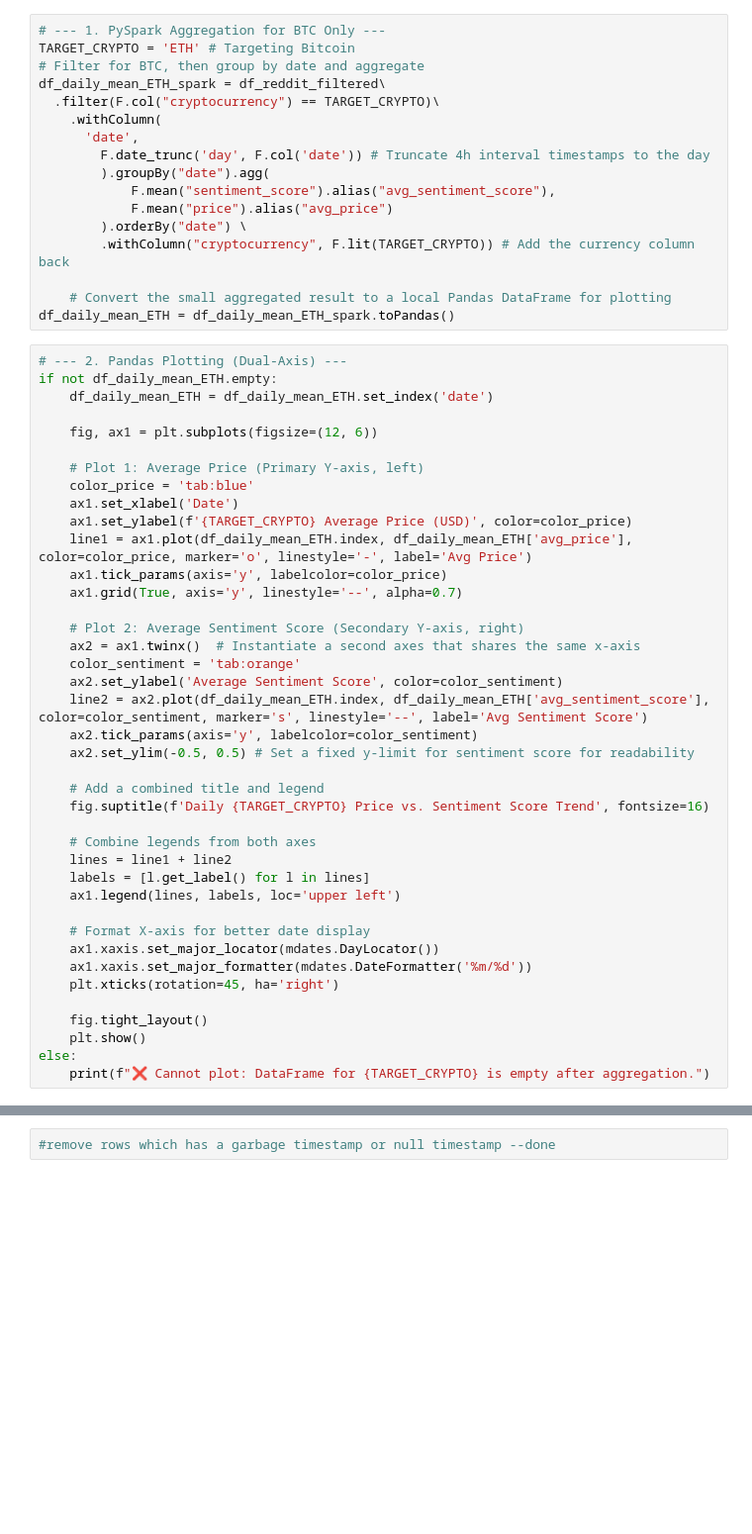
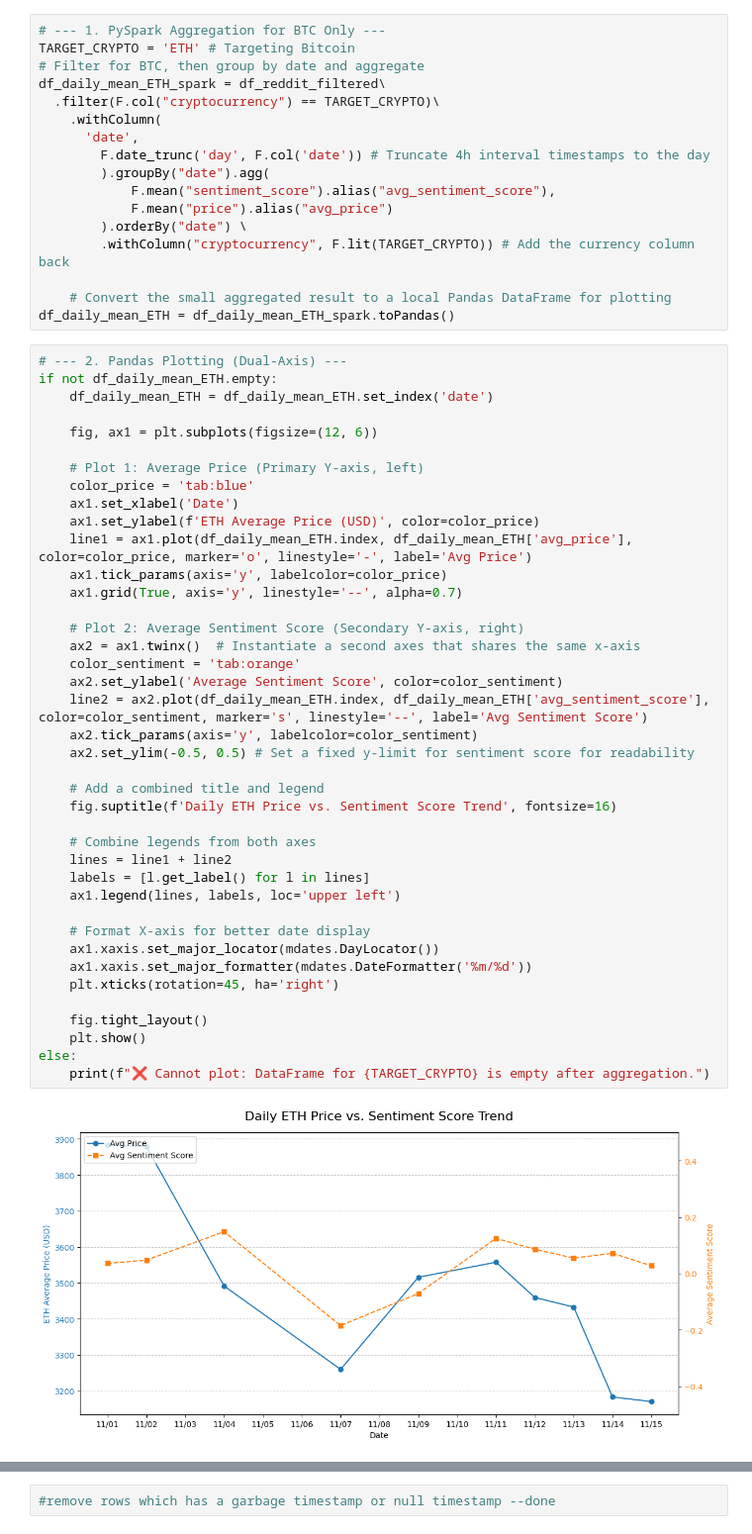
Before and after one commit to Ripa-Shah/Analyzing-Social-Sentiment-Data-to-determine-correlation-with-Cryptocurrency-Price, a Jupyter notebook: MIS584_Cryptocurrency_sentimentdata_and_prices_11_18_25.ipynb, the cells around one changed output, grey strips where cells are left out. Shown at 99% size. Drawn from its saved outputs; the diff is of its cells as text; blank space fills up the shorter version.

```diff
--- a/MIS584_Cryptocurrency_sentimentdata_and_prices_11_18_25.ipynb
+++ b/MIS584_Cryptocurrency_sentimentdata_and_prices_11_18_25.ipynb
@@ -969,33 +993,35 @@ if not df_daily_mean_ETH.empty:
     # Plot 1: Average Price (Primary Y-axis, left)
     color_price = 'tab:blue'
     ax1.set_xlabel('Date')
-    ax1.set_ylabel(f'{TARGET_CRYPTO} Average Price (USD)', color=color_price)
+    ax1.set_ylabel(f'ETH Average Price (USD)', color=color_price)
     line1 = ax1.plot(df_daily_mean_ETH.index, df_daily_mean_ETH['avg_price'], color=color_price, marker='o', linestyle='-', label='Avg Price')
     ax1.tick_params(axis='y', labelcolor=color_price)
     ax1.grid(True, axis='y', linestyle='--', alpha=0.7)
 
     # Plot 2: Average Sentiment Score (Secondary Y-axis, right)
     ax2 = ax1.twinx()  # Instantiate a second axes that shares the same x-axis
     color_sentiment = 'tab:orange'
     ax2.set_ylabel('Average Sentiment Score', color=color_sentiment)
     line2 = ax2.plot(df_daily_mean_ETH.index, df_daily_mean_ETH['avg_sentiment_score'], color=color_sentiment, marker='s', linestyle='--', label='Avg Sentiment Score')
     ax2.tick_params(axis='y', labelcolor=color_sentiment)
     ax2.set_ylim(-0.5, 0.5) # Set a fixed y-limit for sentiment score for readability
 
     # Add a combined title and legend
-    fig.suptitle(f'Daily {TARGET_CRYPTO} Price vs. Sentiment Score Trend', fontsize=16)
+    fig.suptitle(f'Daily ETH Price vs. Sentiment Score Trend', fontsize=16)
 
     # Combine legends from both axes
     lines = line1 + line2
     labels = [l.get_label() for l in lines]
     ax1.legend(lines, labels, loc='upper left')
 
     # Format X-axis for better date display
     ax1.xaxis.set_major_locator(mdates.DayLocator())
     ax1.xaxis.set_major_formatter(mdates.DateFormatter('%m/%d'))
     plt.xticks(rotation=45, ha='right')
 
     fig.tight_layout()
     plt.show()
 else:
     print(f"❌ Cannot plot: DataFrame for {TARGET_CRYPTO} is empty after aggregation.")
+# %% [output]
+[figure, added]
```
Also changed, not shown: parts of 19 cells of this notebook.
